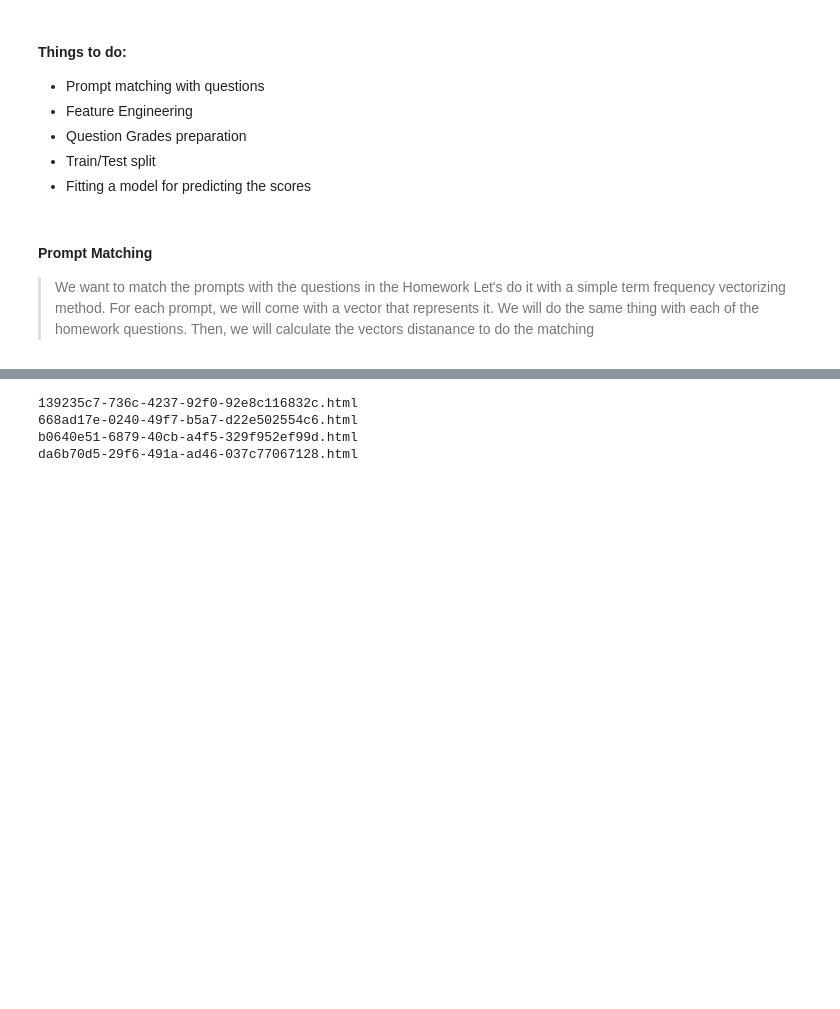
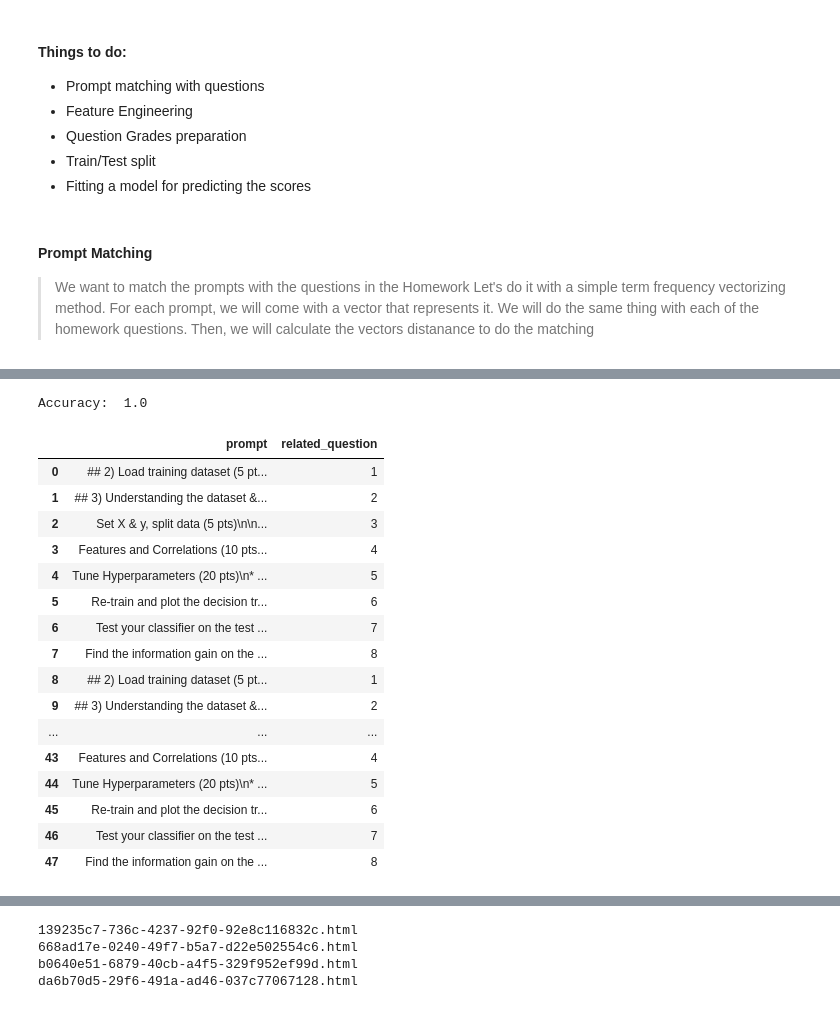
Before and after one commit to aydinaydemir/sabanciUniv-cs412-hw-score-prediction-term-project, a Jupyter notebook: hw_score_predict.ipynb, the cells around one changed output, grey strips where cells are left out. Saved outputs shown, nothing was run; the diff lists cells and outputs as text; code cells hidden in the pictures; blank space fills up the shorter version.

```diff
--- a/hw_score_predict.ipynb
+++ b/hw_score_predict.ipynb
@@ -85,11 +85,17 @@ pprint(code2convos["0031c86e-81f4-4eef-9e0e-28037abf9883"][0])
 > vectors distanance to do the matching
 # %%
 prompts = []
+answers = []
 code2prompts = defaultdict(list)
+code2answers = defaultdict(list)
 for code , convos in code2convos.items():
     user_prompts = []
     for conv in convos:
         if conv["role"] == "user":
-            prompts.append(conv["text"])
-            user_prompts.append(conv["text"])
+            prompts.append(conv["text"].lower())
+            user_prompts.append(conv["text"].lower()) # Adding the lower case version of the prompt
+        else:
+            answers.append(conv["text"].lower())
+            code2answers[code].append(conv["text"].lower()) # Adding the lower case version of the answer
+
     code2prompts[code] = user_prompts
@@ -196,0 +326,49 @@ questions_TF_IDF.head()
+# %%
+#read the labeled data
+labeled_data_df = pd.read_csv("data/labeled_data/train_dataset.csv", sep="\t")
+
+labeled_data_df.head()
+
+
+
+X_train, X_test, y_train, y_test = train_test_split(labeled_data_df["prompt"], labeled_data_df["related_question"], test_size=0.2, random_state=42)
+# and then vectorize the prompts
+vectorizer = TfidfVectorizer()
+vectorizer = vectorizer.fit(X_train)
+X_train = vectorizer.transform(X_train)
+X_test = vectorizer.transform(X_test)
+
+# train the model
+clf = tree.DecisionTreeClassifier()
+clf = clf.fit(X_train, y_train)
+
+
+y_pred = clf.predict(X_test)
+
+accuracy = clf.score(X_test, y_test)
+print("Accuracy: ", accuracy)
+
+def predict_question_number(prompt, clf):
+    prompt = vectorizer.transform([prompt])
+    print(clf.predict(prompt)[0])
+
+labeled_data_df.head(50)
+# %% [output]
+Accuracy:  1.0
+|  | prompt | related_question |
+| 0 | ## 2) Load training dataset (5 pt... | 1 |
+| 1 | ## 3) Understanding the dataset &... | 2 |
+| 2 | Set X & y, split data (5 pts)\n\n... | 3 |
+| 3 | Features and Correlations (10 pts... | 4 |
+| 4 | Tune Hyperparameters (20 pts)\n* ... | 5 |
+| 5 | Re-train and plot the decision tr... | 6 |
+| 6 | Test your classifier on the test ... | 7 |
+| 7 | Find the information gain on the ... | 8 |
+| 8 | ## 2) Load training dataset (5 pt... | 1 |
+| 9 | ## 3) Understanding the dataset &... | 2 |
+| ... | ... | ... |
+| 43 | Features and Correlations (10 pts... | 4 |
+| 44 | Tune Hyperparameters (20 pts)\n* ... | 5 |
+| 45 | Re-train and plot the decision tr... | 6 |
+| 46 | Test your classifier on the test ... | 7 |
+| 47 | Find the information gain on the ... | 8 |
```
Also changed, not shown: parts of 16 cells of this notebook, 3 other files.
